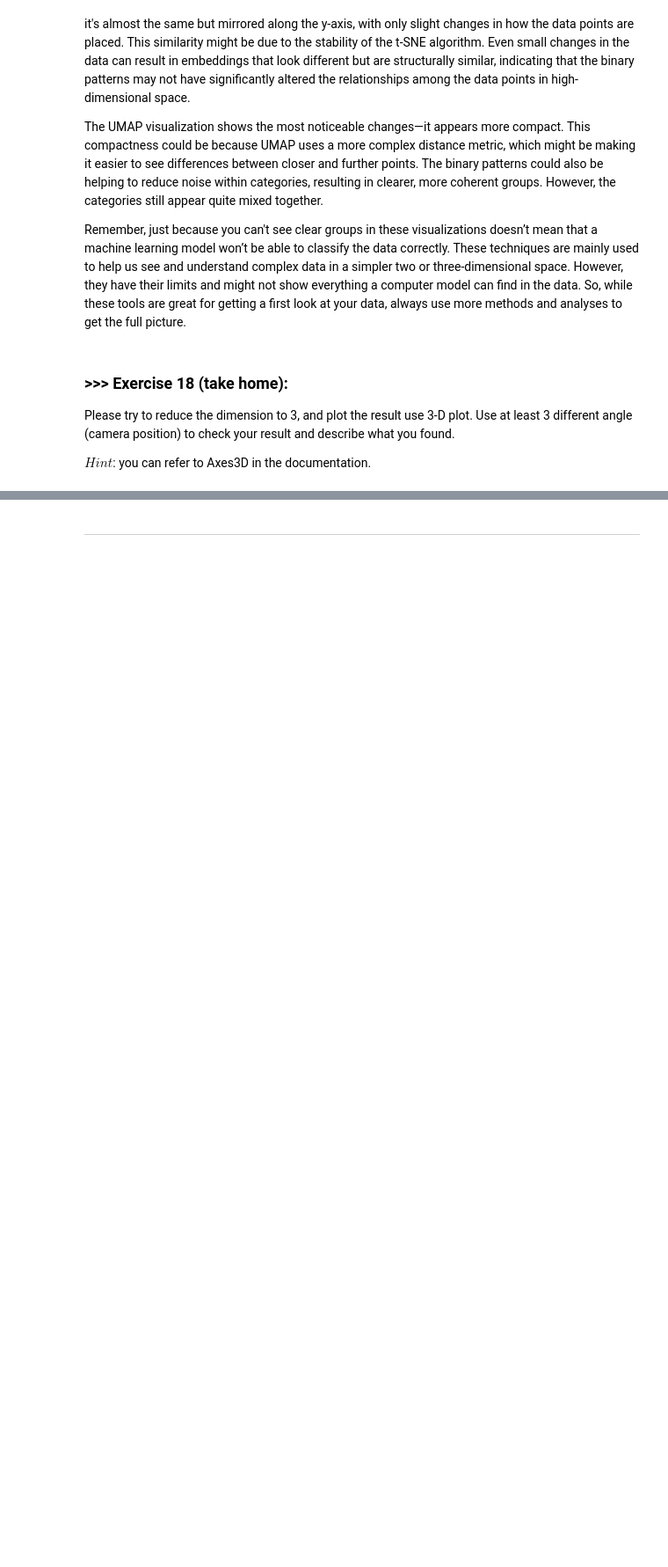
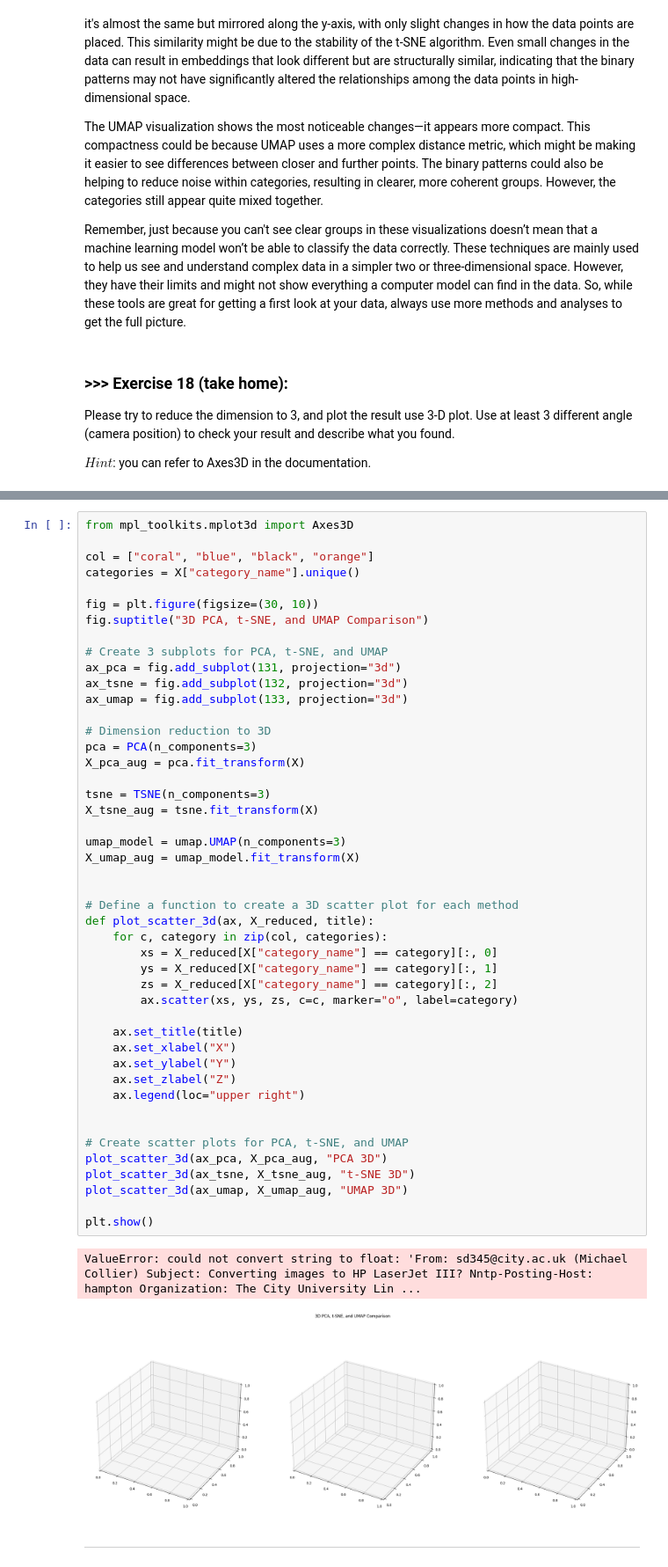
Before and after one commit to didiersalazar/DM2024-Lab1-Master, a Jupyter notebook: DM2024-Lab1-Homework.ipynb, the cells around one changed output, grey strips where cells are left out. Shown at 88% size. Saved outputs shown, nothing was run; the diff lists cells and outputs as text; blank space fills up the shorter version.

```diff
--- a/DM2024-Lab1-Homework.ipynb
+++ b/DM2024-Lab1-Homework.ipynb
@@ -2299,3 +2448,52 @@ ValueError: n_components=3 must be between 0 and min(n_samples, n_features)=2 wi
+# %%
+from mpl_toolkits.mplot3d import Axes3D
+
+col = ["coral", "blue", "black", "orange"]
+categories = X["category_name"].unique()
+
+fig = plt.figure(figsize=(30, 10))
+fig.suptitle("3D PCA, t-SNE, and UMAP Comparison")
+
+# Create 3 subplots for PCA, t-SNE, and UMAP
+ax_pca = fig.add_subplot(131, projection="3d")
+ax_tsne = fig.add_subplot(132, projection="3d")
+ax_umap = fig.add_subplot(133, projection="3d")
+
+# Dimension reduction to 3D
+pca = PCA(n_components=3)
+X_pca_aug = pca.fit_transform(X)
+
+tsne = TSNE(n_components=3)
+X_tsne_aug = tsne.fit_transform(X)
+
+umap_model = umap.UMAP(n_components=3)
+X_umap_aug = umap_model.fit_transform(X)
+
+
+# Define a function to create a 3D scatter plot for each method
+def plot_scatter_3d(ax, X_reduced, title):
+    for c, category in zip(col, categories):
+        xs = X_reduced[X["category_name"] == category][:, 0]
+        ys = X_reduced[X["category_name"] == category][:, 1]
+        zs = X_reduced[X["category_name"] == category][:, 2]
+        ax.scatter(xs, ys, zs, c=c, marker="o", label=category)
+
+    ax.set_title(title)
+    ax.set_xlabel("X")
+    ax.set_ylabel("Y")
+    ax.set_zlabel("Z")
+    ax.legend(loc="upper right")
+
+
+# Create scatter plots for PCA, t-SNE, and UMAP
+plot_scatter_3d(ax_pca, X_pca_aug, "PCA 3D")
+plot_scatter_3d(ax_tsne, X_tsne_aug, "t-SNE 3D")
+plot_scatter_3d(ax_umap, X_umap_aug, "UMAP 3D")
+
+plt.show()
+# %% [output]
+ValueError: could not convert string to float: 'From: sd345@city.ac.uk (Michael Collier) Subject: Converting images to HP LaserJet III? Nntp-Posting-Host: hampton Organization: The City University Lin ...
+[figure, added]
 # %% [markdown]
 ---
 # %% [markdown]
```
Also changed, not shown: parts of 51 cells of this notebook, 6 other files.
